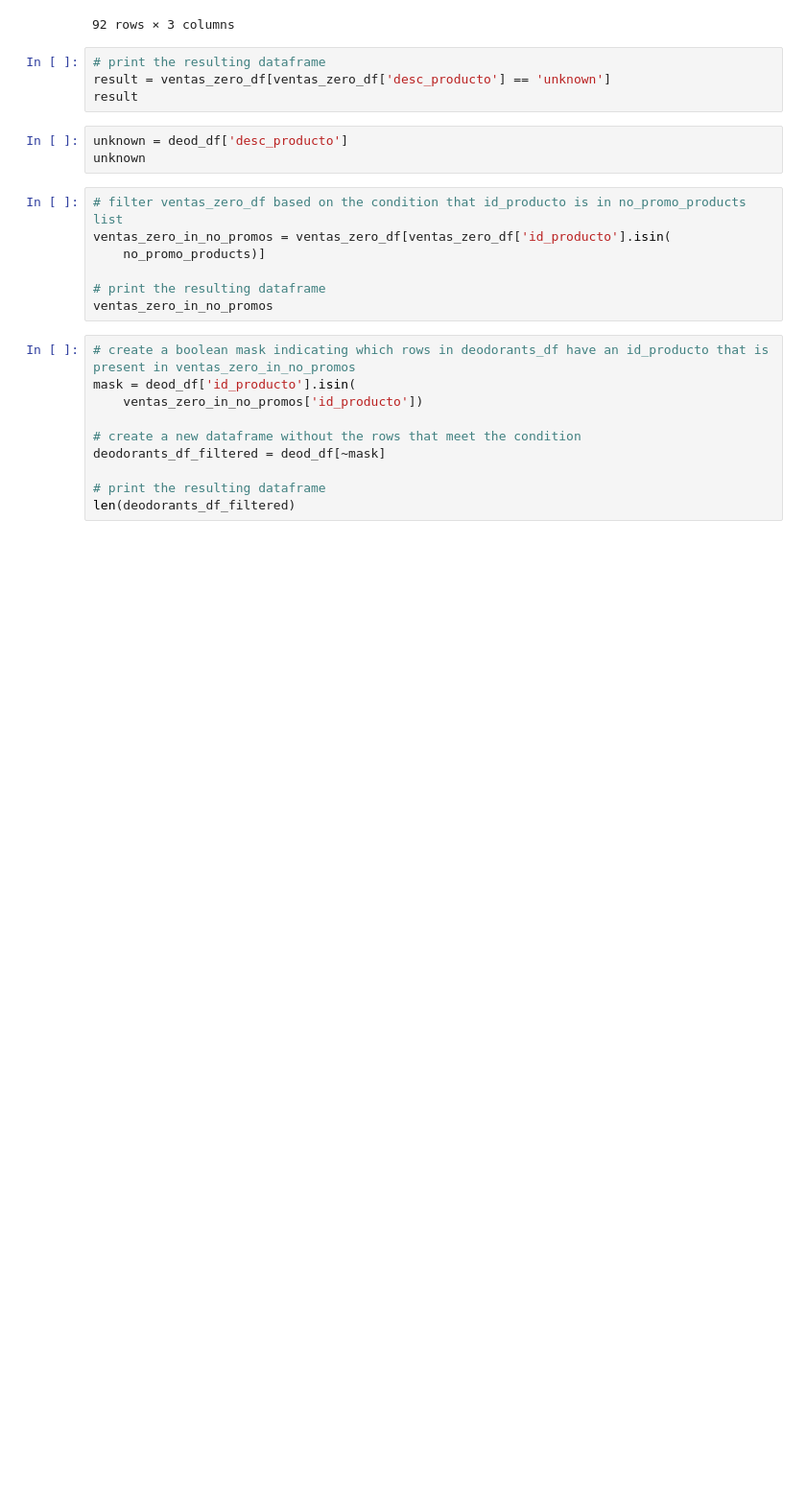
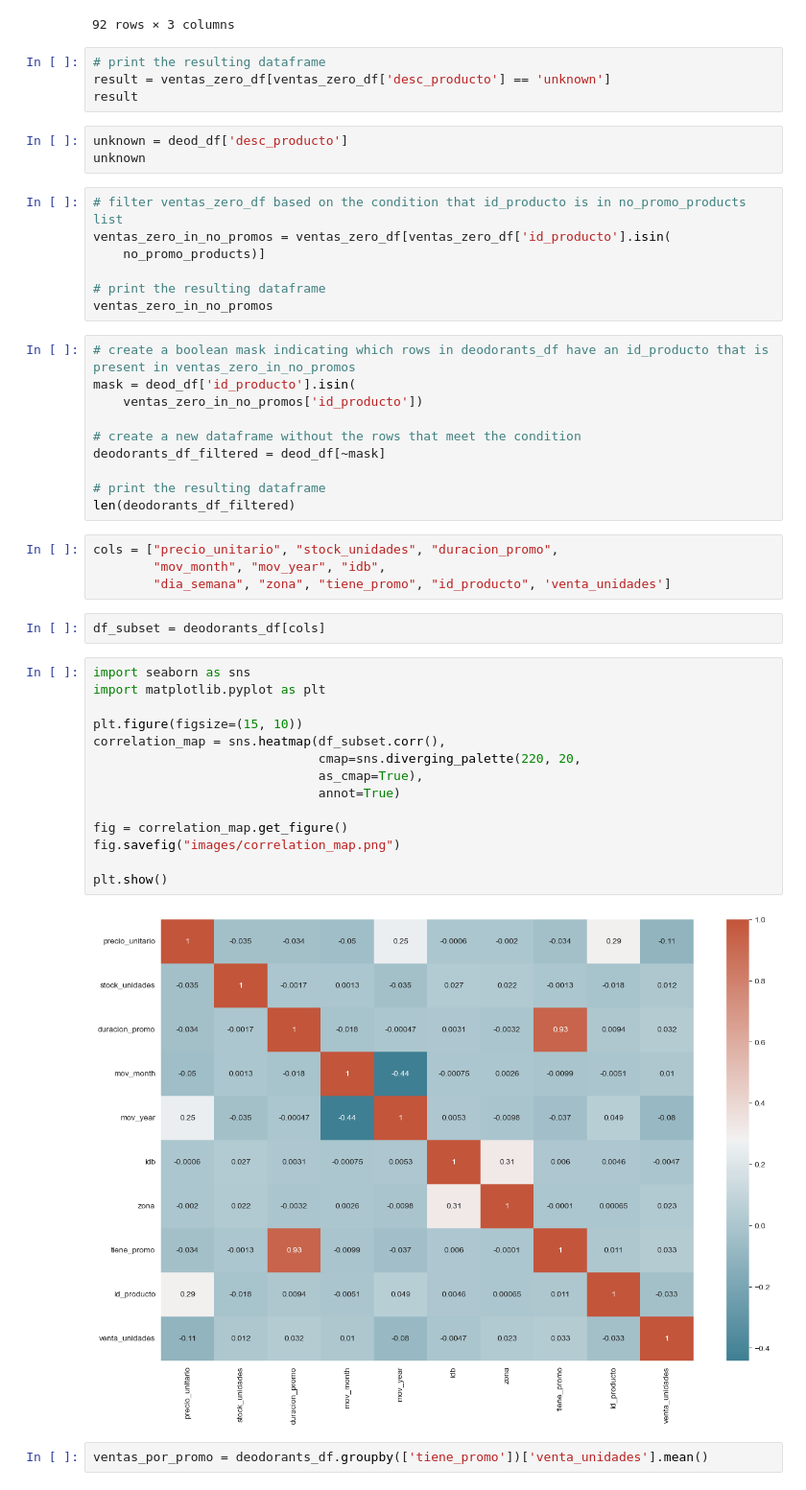
Before and after one commit to ErikaMelt/deodorants-project, a Jupyter notebook: eda/eda_erika_v1.ipynb, the cells around one changed output. Shown: that part at 96% size. Drawn from its saved outputs; the diff is of its cells as text; blank space fills up the shorter version.

```diff
--- a/eda/eda_erika_v1.ipynb
+++ b/eda/eda_erika_v1.ipynb
@@ -554,3 +536,27 @@ deodorants_df_filtered = deod_df[~mask]
 
 # print the resulting dataframe
 len(deodorants_df_filtered)
+# %%
+cols = ["precio_unitario", "stock_unidades", "duracion_promo",
+        "mov_month", "mov_year", "idb",
+        "dia_semana", "zona", "tiene_promo", "id_producto", 'venta_unidades']
+# %%
+df_subset = deodorants_df[cols]
+# %%
+import seaborn as sns
+import matplotlib.pyplot as plt
+
+plt.figure(figsize=(15, 10))
+correlation_map = sns.heatmap(df_subset.corr(),
+                              cmap=sns.diverging_palette(220, 20,
+                              as_cmap=True),
+                              annot=True)
+
+fig = correlation_map.get_figure()
+fig.savefig("images/correlation_map.png")
+
+plt.show()
+# %% [output]
+[figure, added]
+# %%
+ventas_por_promo = deodorants_df.groupby(['tiene_promo'])['venta_unidades'].mean()
```
Also changed, not shown: parts of 4 cells of this notebook.
